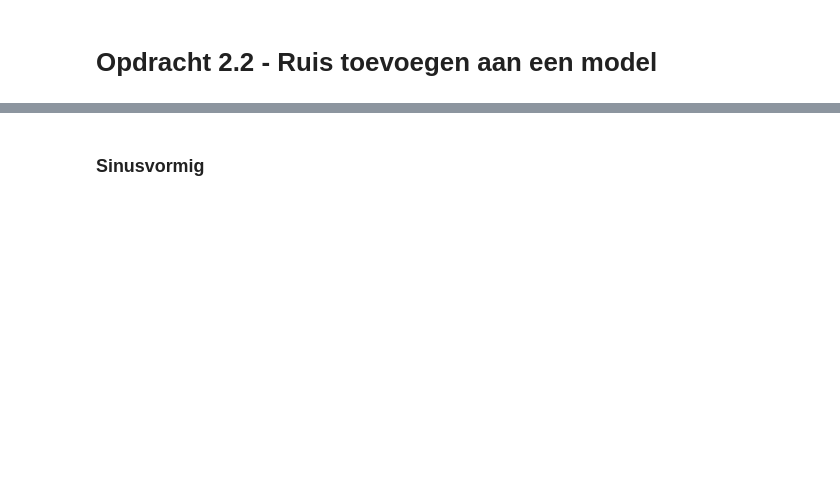
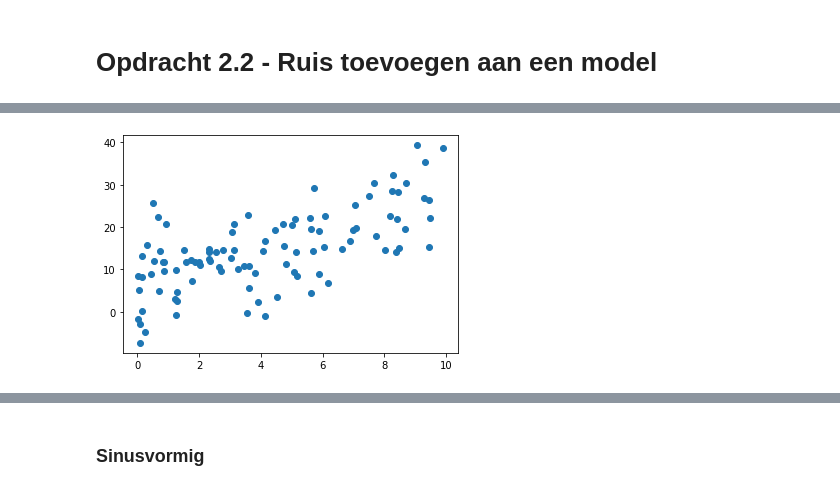
Before and after one commit to get-to-work-together/Python-Data-Analyse-Defensie, a Jupyter notebook: Opdrachten/uitwerkingen/Opdracht 2.2 - Ruis toevoegen aan een model.ipynb, the cells around one changed output, grey strips where cells are left out. Saved outputs shown, nothing was run; the diff lists cells and outputs as text; code cells hidden in the pictures; blank space fills up the shorter version.

```diff
--- a/Opdrachten/uitwerkingen/Opdracht 2.2 - Ruis toevoegen aan een model.ipynb
+++ b/Opdrachten/uitwerkingen/Opdracht 2.2 - Ruis toevoegen aan een model.ipynb
@@ -30,3 +38,9 @@ spread = 3
 ruis = np.random.randn(n) * spread
 # %%
 y_data = model(x_data) + ruis
+# %%
+plt.scatter(x_data, y_data)
+
+plt.show()
+# %% [output]
+[figure, added]
```
Also changed, not shown: parts of 8 cells of this notebook, 15 other files.
